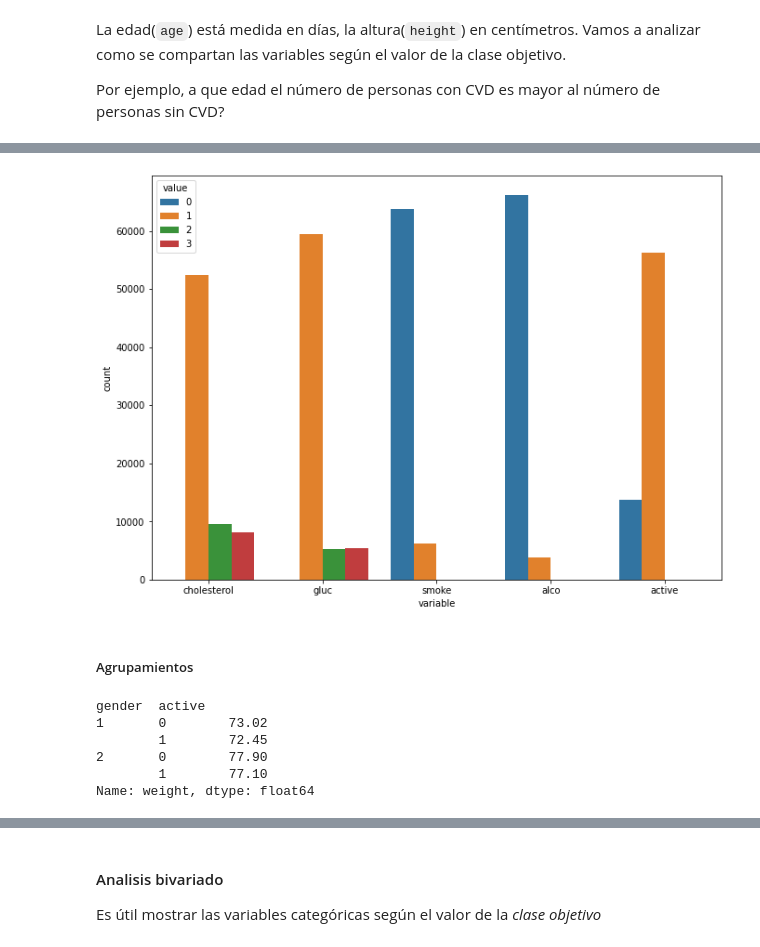
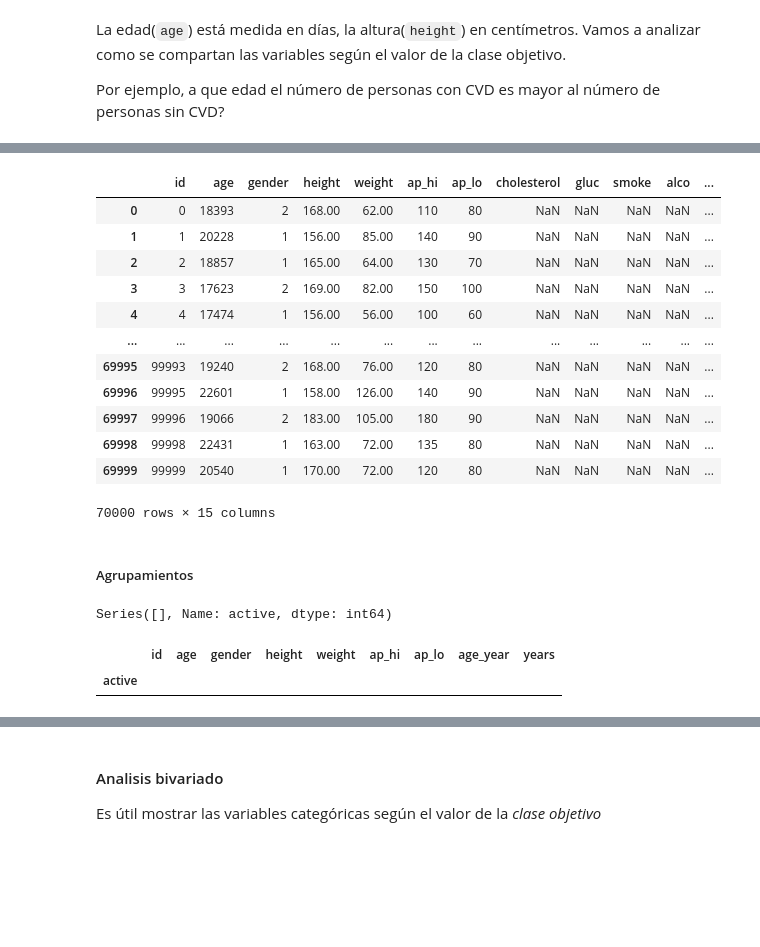
Before and after one commit to matog/iSalud-IntroCienciaDeDatos, a Jupyter notebook: Clase2 - Enfermedades cardiovasculares..ipynb, the cells around one changed output, grey strips where cells are left out. Drawn from its saved outputs; the diff is of its cells as text; code cells hidden in the pictures; blank space fills up the shorter version.

```diff
--- a/Clase2 - Enfermedades cardiovasculares..ipynb
+++ b/Clase2 - Enfermedades cardiovasculares..ipynb
@@ -282,18 +293,32 @@ Veamos las variables categóricas y su distribución:
 # %%
-df_categorical = df.loc[:,['cholesterol','gluc', 'smoke', 'alco', 'active']]
-sns.countplot(x="variable", hue="value",data= pd.melt(df_categorical));
+# Seleccionamos las columnas object
+df_categorical = df.select_dtypes(include=['object']) # También se puede utilizar EXCLUDE
+# sns.countplot(x="variable", hue="value",data= pd.melt(df_categorical));
+df
 # %% [output]
-[figure, removed]
+|  | id | age | gender | height | weight | ap_hi | ap_lo | cholesterol | gluc | smoke | alco | ... |
+| 0 | 0 | 18393 | 2 | 168.00 | 62.00 | 110 | 80 | NaN | NaN | NaN | NaN | ... |
+| 1 | 1 | 20228 | 1 | 156.00 | 85.00 | 140 | 90 | NaN | NaN | NaN | NaN | ... |
+| 2 | 2 | 18857 | 1 | 165.00 | 64.00 | 130 | 70 | NaN | NaN | NaN | NaN | ... |
+| 3 | 3 | 17623 | 2 | 169.00 | 82.00 | 150 | 100 | NaN | NaN | NaN | NaN | ... |
+| 4 | 4 | 17474 | 1 | 156.00 | 56.00 | 100 | 60 | NaN | NaN | NaN | NaN | ... |
+| ... | ... | ... | ... | ... | ... | ... | ... | ... | ... | ... | ... | ... |
+| 69995 | 99993 | 19240 | 2 | 168.00 | 76.00 | 120 | 80 | NaN | NaN | NaN | NaN | ... |
+| 69996 | 99995 | 22601 | 1 | 158.00 | 126.00 | 140 | 90 | NaN | NaN | NaN | NaN | ... |
+| 69997 | 99996 | 19066 | 2 | 183.00 | 105.00 | 180 | 90 | NaN | NaN | NaN | NaN | ... |
+| 69998 | 99998 | 22431 | 1 | 163.00 | 72.00 | 135 | 80 | NaN | NaN | NaN | NaN | ... |
+| 69999 | 99999 | 20540 | 1 | 170.00 | 72.00 | 120 | 80 | NaN | NaN | NaN | NaN | ... |
+70000 rows × 15 columns
 # %% [markdown]
 ##### Agrupamientos
+# %%
+df['active'].value_counts()
+# %% [output]
+Series([], Name: active, dtype: int64)
 # %%
 # df.groupby(['gender','active']).sum()
-df.groupby(['gender','active'])['weight'].mean()
+df.groupby(['active']).sum()
 # df.groupby(['gender','active']).agg({'height':'mean', 'smoke':'sum'})
 # %% [output]
-gender  active
-1       0        73.02
-        1        72.45
-2       0        77.90
-        1        77.10
-Name: weight, dtype: float64
+|  | id | age | gender | height | weight | ap_hi | ap_lo | age_year | years |
+| active |  |  |  |  |  |  |  |  |  |
```
Also changed, not shown: parts of 11 cells of this notebook, 6 other files.
